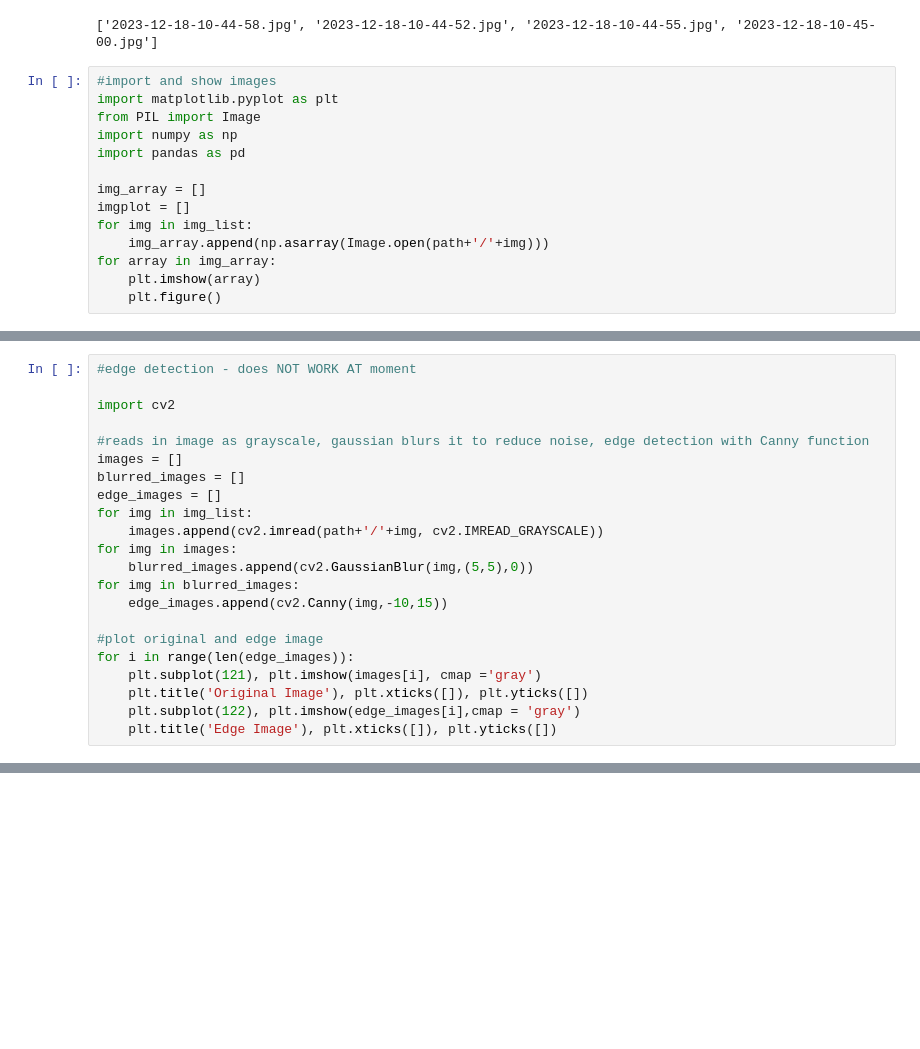
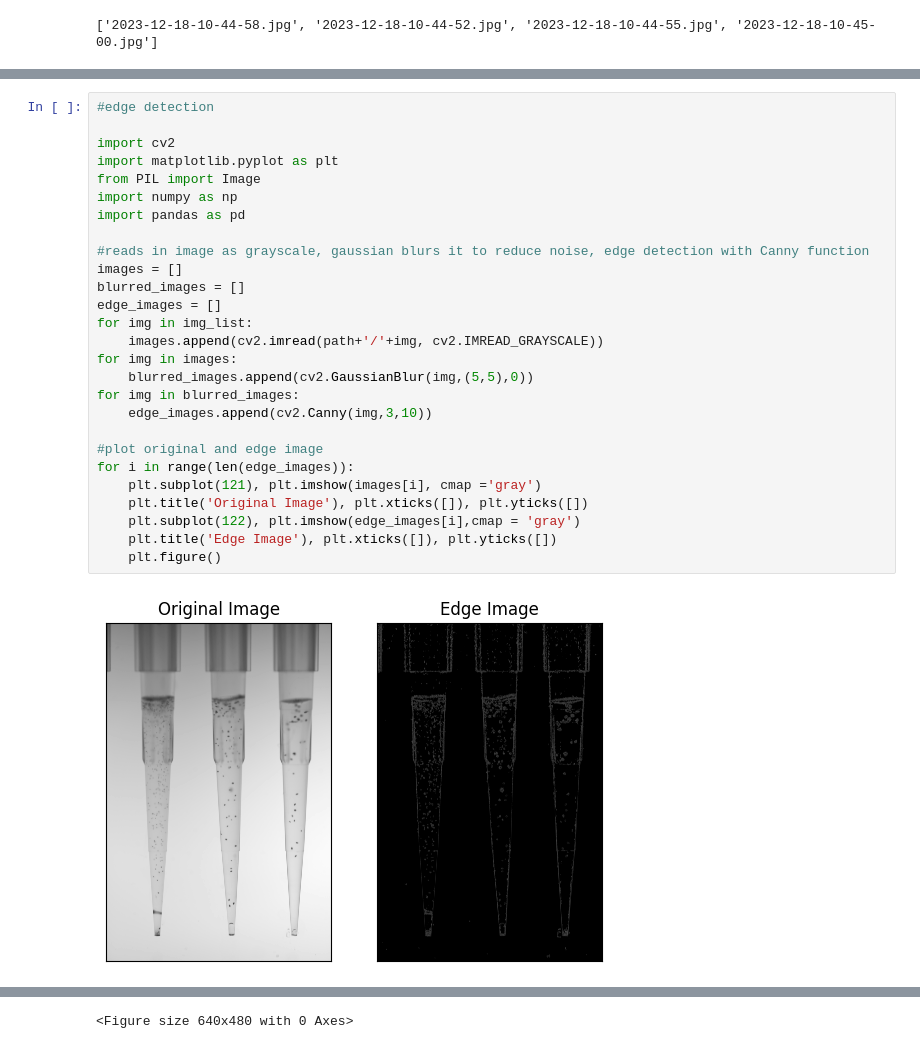
Before and after one commit to chrisorear/GVA_project, a Jupyter notebook: imageimporter.ipynb, the cells around one changed output, grey strips where cells are left out. Drawn from its saved outputs; the diff is of its cells as text; blank space fills up the shorter version.

Commit message:
put in script detects edges red

```diff
--- a/imageimporter.ipynb
+++ b/imageimporter.ipynb
@@ -14,17 +14,3 @@ for i in range(len(file_list)): #the range argument lets me iterate through inte
 print(img_list)
 # %% [output]
 ['2023-12-18-10-44-58.jpg', '2023-12-18-10-44-52.jpg', '2023-12-18-10-44-55.jpg', '2023-12-18-10-45-00.jpg']
-# %%
-#import and show images
-import matplotlib.pyplot as plt
-from PIL import Image
-import numpy as np
-import pandas as pd
-
-img_array = []
-imgplot = []
-for img in img_list:
-    img_array.append(np.asarray(Image.open(path+'/'+img)))
-for array in img_array:
-    plt.imshow(array)
-    plt.figure()
@@ -37,22 +17,29 @@ for array in img_array:
 # %%
-#edge detection - does NOT WORK AT moment
+#edge detection
 
 import cv2
+import matplotlib.pyplot as plt
+from PIL import Image
+import numpy as np
+import pandas as pd
 
 #reads in image as grayscale, gaussian blurs it to reduce noise, edge detection with Canny function
 images = []
 blurred_images = []
 edge_images = []
 for img in img_list:
     images.append(cv2.imread(path+'/'+img, cv2.IMREAD_GRAYSCALE))
 for img in images:
     blurred_images.append(cv2.GaussianBlur(img,(5,5),0))
 for img in blurred_images:
-    edge_images.append(cv2.Canny(img,-10,15))
+    edge_images.append(cv2.Canny(img,3,10))
 
 #plot original and edge image
 for i in range(len(edge_images)):
     plt.subplot(121), plt.imshow(images[i], cmap ='gray')
     plt.title('Original Image'), plt.xticks([]), plt.yticks([])
     plt.subplot(122), plt.imshow(edge_images[i],cmap = 'gray')
     plt.title('Edge Image'), plt.xticks([]), plt.yticks([])
+    plt.figure()
+# %% [output]
+[figure, added]
@@ -58,0 +49 @@ for i in range(len(edge_images)):
+<Figure size 640x480 with 0 Axes>
```
Also changed, not shown: parts of 4 cells of this notebook, 2 other files.
